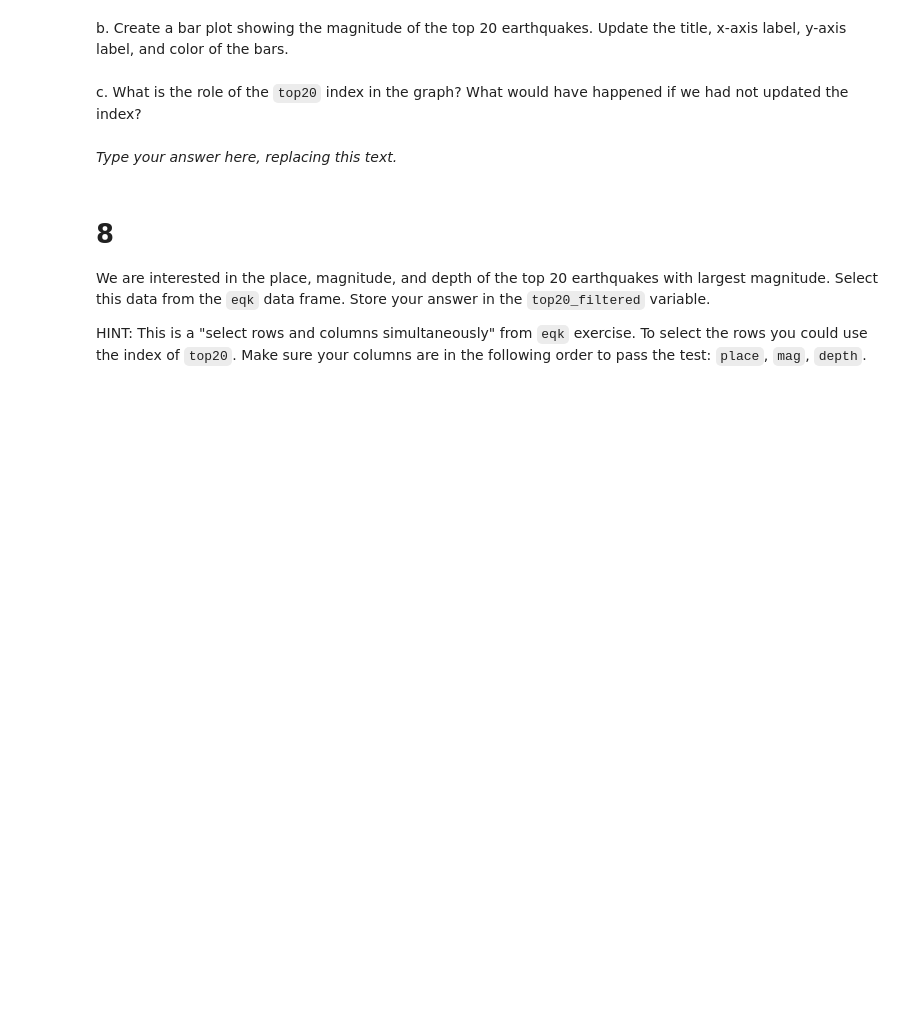
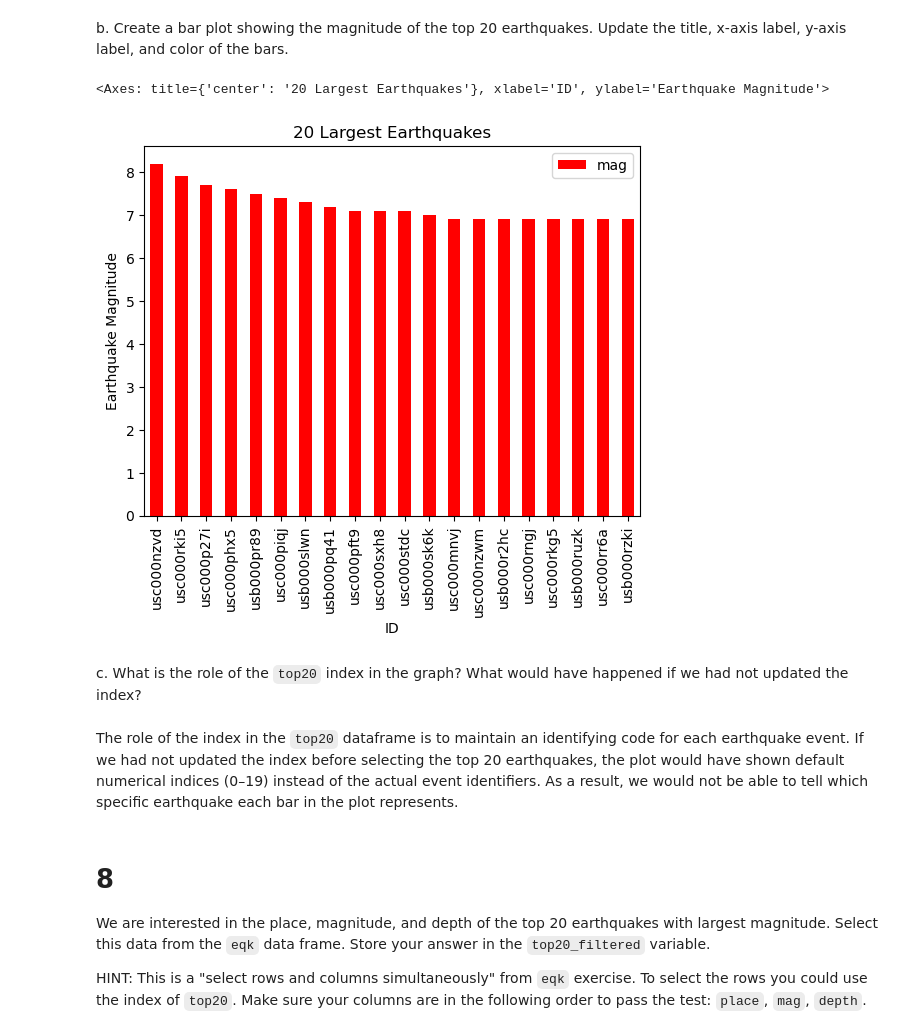
Before and after one commit to mmorenorolon/eds220-hwk1, a Jupyter notebook: task3/hwk1-task3-earthquakes.ipynb, the cells around one changed output. Drawn from its saved outputs; the diff is of its cells as text; code cells hidden in the pictures; blank space fills up the shorter version.

Commit message:
create a bar plot of the top 20 earthquakes; answer why the index set as the id is important

```diff
--- a/task3/hwk1-task3-earthquakes.ipynb
+++ b/task3/hwk1-task3-earthquakes.ipynb
@@ -251,14 +251,23 @@ q7_a results: All test cases passed!
 <!-- BEGIN QUESTION -->
 
 b. Create a bar plot showing the magnitude of the top 20 earthquakes. Update the title, x-axis label, y-axis label, and color of the bars.
+# %%
+top20.plot(kind = 'bar',
+        title = '20 Largest Earthquakes',
+        xlabel = 'ID',
+        ylabel = 'Earthquake Magnitude',
+        color = 'r')
+# %% [output]
+<Axes: title={'center': '20 Largest Earthquakes'}, xlabel='ID', ylabel='Earthquake Magnitude'>
+[figure, added]
 # %% [markdown]
 <!-- END QUESTION -->
 
 <!-- BEGIN QUESTION -->
 
 c. What is the role of the `top20` index in the graph? What would have happened if we had not updated the index?
-# %% [markdown]
-_Type your answer here, replacing this text._
+# %% [markdown]
+The role of the index in the `top20` dataframe is to maintain an identifying code for each earthquake event. If we had not updated the index before selecting the top 20 earthquakes, the plot would have shown default numerical indices (0–19) instead of the actual event identifiers. As a result, we would not be able to tell which specific earthquake each bar in the plot represents.
 # %% [markdown]
 <!-- END QUESTION -->
 
```
